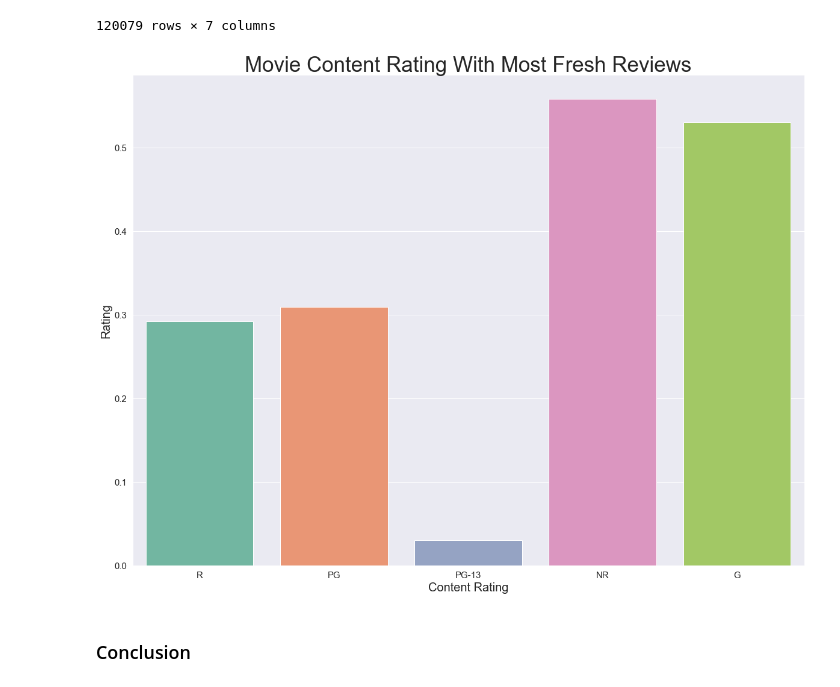
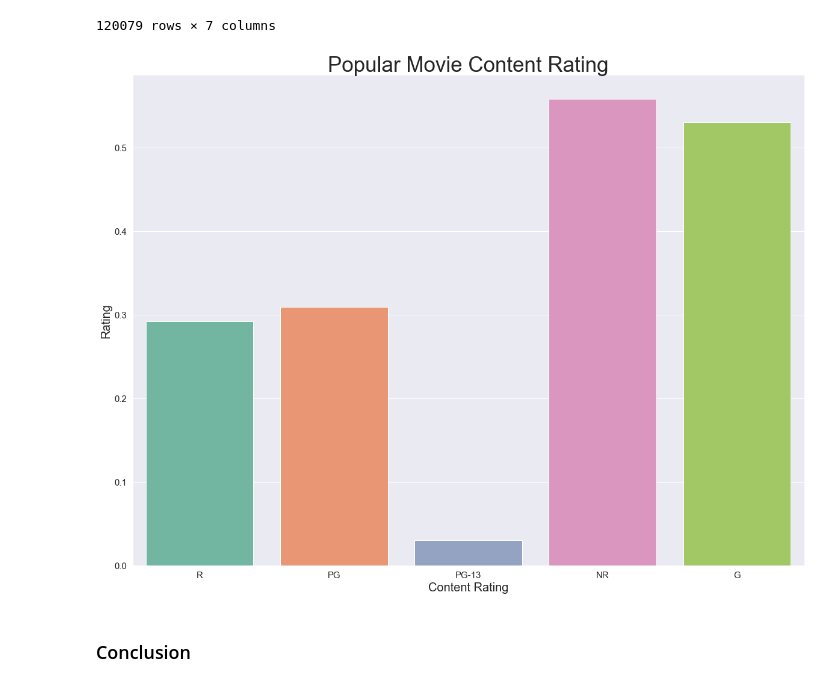
Before and after one commit to bnittalee/Movie_analysis, a Jupyter notebook: Movie_Analysis_Notebook.ipynb, the cells around one changed output. Drawn from its saved outputs; the diff is of its cells as text; code cells hidden in the pictures.

```diff
--- a/Movie_Analysis_Notebook.ipynb
+++ b/Movie_Analysis_Notebook.ipynb
@@ -508,23 +580,23 @@ rt_subset_2
 # %%
 #set figure and specify plot size
 sns.set_style('darkgrid')
 sns.set_palette('Set2')
 
 #plot dataframe
 sns.barplot(data=rt_subset_2, x="contentrating", y="numeric_rating", ci=None)
 sns.set(rc = {'figure.figsize':(15,15)})
 
 #set ticks, labels, and title
-plt.title('Movie Content Rating With Most Fresh Reviews', fontsize=35, fontname='Arial')
+plt.title('Popular Movie Content Rating', fontsize=35, fontname='Arial')
 plt.xlabel('Content Rating', fontsize=20, fontname='Arial')
 plt.ylabel('Rating', fontsize=20, fontname='Arial')
 plt.xticks(fontsize=15, fontname='Arial')
 plt.yticks(fontsize=15, fontname='Arial')
 
 
 sns.despine()
 plt.show()
 # %% [output]
-[figure, old version]
+[figure, new version]
 # %% [markdown]
 ### Conclusion
```
Also changed, not shown: parts of 20 cells of this notebook, 2 other files.
